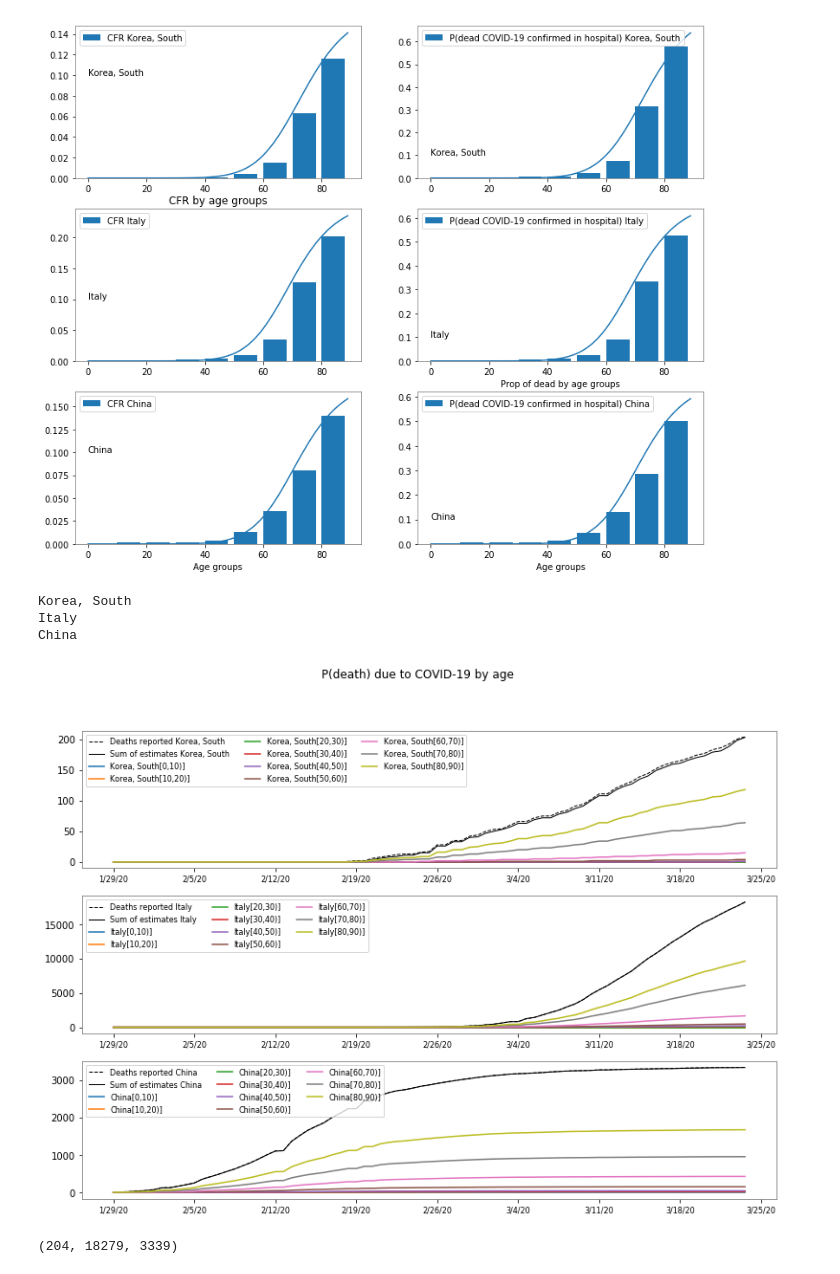
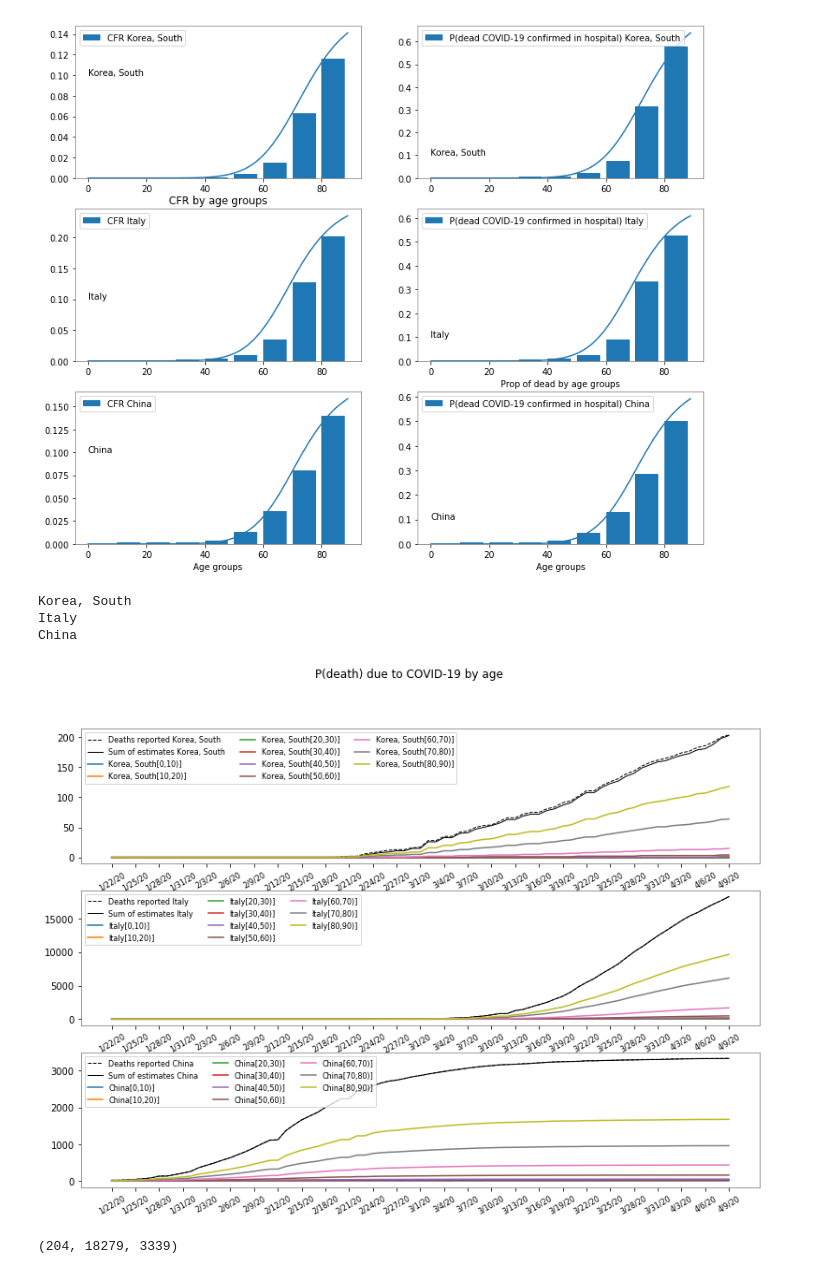
Before and after one commit to scab-unam/dam_COVID-19, a Jupyter notebook: COVID-19_cfr_Jan2020-.ipynb, the cells around one changed output. Saved outputs shown, nothing was run; the diff lists cells and outputs as text; code cells hidden in the pictures.

```diff
--- a/COVID-19_cfr_Jan2020-.ipynb
+++ b/COVID-19_cfr_Jan2020-.ipynb
@@ -506,35 +506,36 @@ gr.ion(); gr.draw();
 # %%
 ages = np.arange(0,90)
 f12=gr.figure(figsize=(13,9)); gr.ioff(); rows =3;cols=1
 ax=list()
 lshift=0.1*W;
-ticks= np.arange(0,nDays,7)
+ticks= np.arange(0,nDays,3)
 convFactor =1
 for n in range(len(ageCountries)):
     ax.append(f12.add_subplot(rows,cols,n+1))
     C = ageCountries[n]
     print(C['Country name'])
     ax[n].plot(C['totDeathCases'],'k--', alpha=1, lw=1,label='Deaths reported '+ C['Country name']);
     ax[n].plot(C['totDeathCases_ageProps'].sum(0),'k',lw=1,label='Sum of estimates '+ C['Country name']);
     for nn in range(len(aGroups)):
         ax[n].plot(C['totDeathCases_ageProps'][nn],label=C['Country name']+ '[%d,%d)]'%(aGroups[nn],aGroups[nn]+10));
     ax[n].legend(loc='upper left',ncol=3, fontsize=8)
+    ax[n].set_xticks(ticks)
     ax[n].set_xticklabels(dates[ticks],{'fontsize':8})
     for label in ax[n].get_xticklabels():
-        label.set_rotation(0)
+        label.set_rotation(30)
         label.set_horizontalalignment('center')
         label.set_fontsize(8)
 
 f12.suptitle('P(death) due to COVID-19 by age')
 gr.ion(); gr.draw();  gr.show()
 
 f12Name='tsam_COVID19_JHU_cfr+propDeathCasesByAgeTS.png'
 f12.savefig(f12Name)
 # %% [output]
 Korea, South
 Italy
 China
-[figure, old version]
+[figure, new version]
 # %%
 print(SKorea['totDeathCases'][-1],Italy['totDeathCases'][-1],China['totDeathCases'][-1])
 # %% [output]
```
Also changed, not shown: 1 other file.
